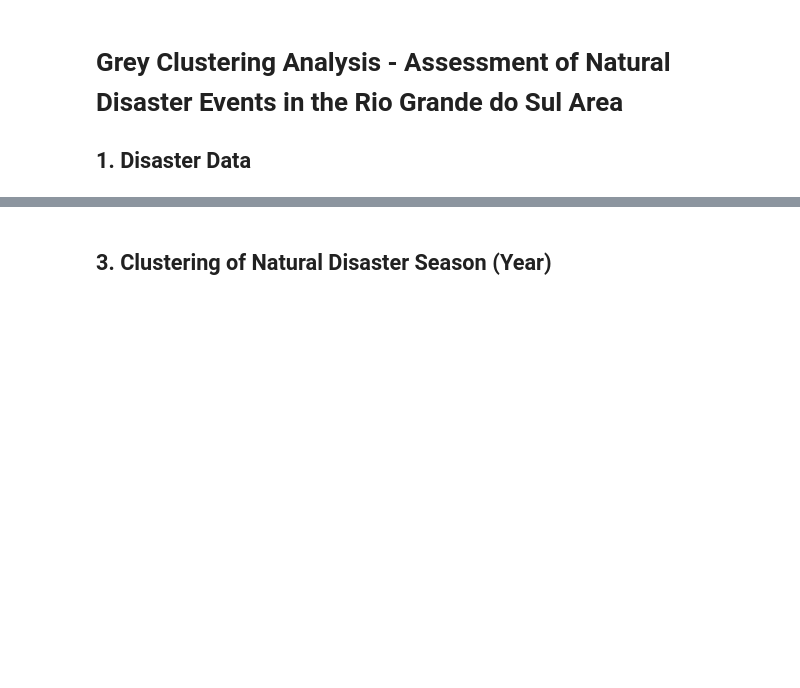
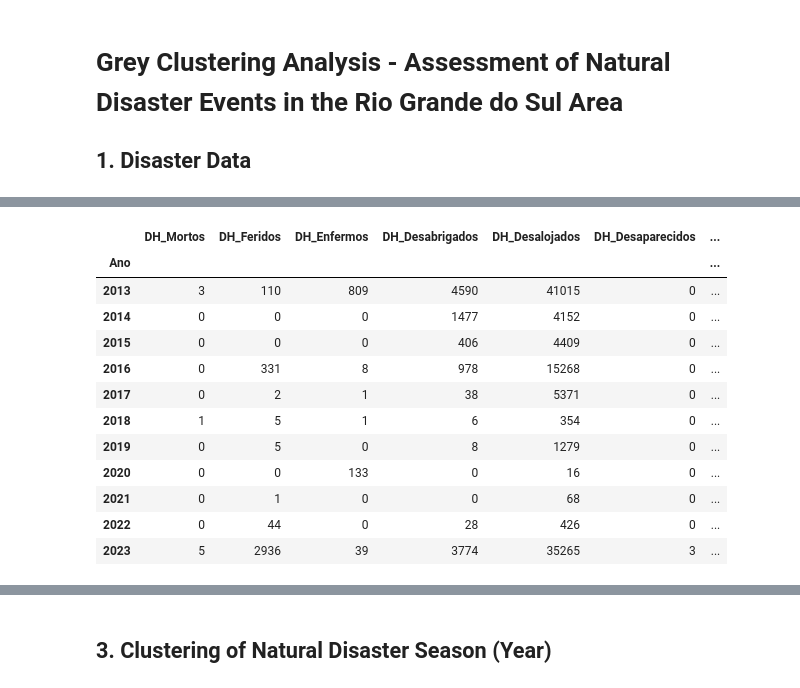
Before and after one commit to Pedro4064/Grey-Systems---Natural-Desaster-Assesment, a Jupyter notebook: Src/grey_clustering.ipynb, the cells around one changed output, grey strips where cells are left out. Saved outputs shown, nothing was run; the diff lists cells and outputs as text; code cells hidden in the pictures; blank space fills up the shorter version.

```diff
--- a/Src/grey_clustering.ipynb
+++ b/Src/grey_clustering.ipynb
@@ -34,4 +34,21 @@ REGIONS_DELIMITATION = REGIONS_DELIMITATION[REGIONS_DELIMITATION['nome_rgint'].i
 disasters_data['Município'] = disasters_data['Município'].replace(['Sant`Ana do Livramento'],  "Sant'Ana do Livramento")
 # %%
 disasters_data_by_inter_region = pd.merge(left=disasters_data, right=REGIONS_DELIMITATION, left_on='Município', right_on='nome_mun', how='left')
+# %%
+a = disasters_data_by_inter_region.groupby(['nome_rgint', 'Ano'])[['DH_Mortos', 'DH_Feridos', 'DH_Enfermos','DH_Desabrigados', 'DH_Desalojados', 'DH_Desaparecidos', 'DH_Outros Afetados', 'DM_Unidades Habitacionais Danificadas', 'DM_Unidades Habitacionais Destruídas', 'DM_Unidades Habitacionais Valor']].sum()
+a.loc['Porto Alegre']
+# %% [output]
+|  | DH_Mortos | DH_Feridos | DH_Enfermos | DH_Desabrigados | DH_Desalojados | DH_Desaparecidos | ... |
+| Ano |  |  |  |  |  |  | ... |
+| 2013 | 3 | 110 | 809 | 4590 | 41015 | 0 | ... |
+| 2014 | 0 | 0 | 0 | 1477 | 4152 | 0 | ... |
+| 2015 | 0 | 0 | 0 | 406 | 4409 | 0 | ... |
+| 2016 | 0 | 331 | 8 | 978 | 15268 | 0 | ... |
+| 2017 | 0 | 2 | 1 | 38 | 5371 | 0 | ... |
+| 2018 | 1 | 5 | 1 | 6 | 354 | 0 | ... |
+| 2019 | 0 | 5 | 0 | 8 | 1279 | 0 | ... |
+| 2020 | 0 | 0 | 133 | 0 | 16 | 0 | ... |
+| 2021 | 0 | 1 | 0 | 0 | 68 | 0 | ... |
+| 2022 | 0 | 44 | 0 | 28 | 426 | 0 | ... |
+| 2023 | 5 | 2936 | 39 | 3774 | 35265 | 3 | ... |
 # %%
```
Also changed, not shown: parts of 5 cells of this notebook.
